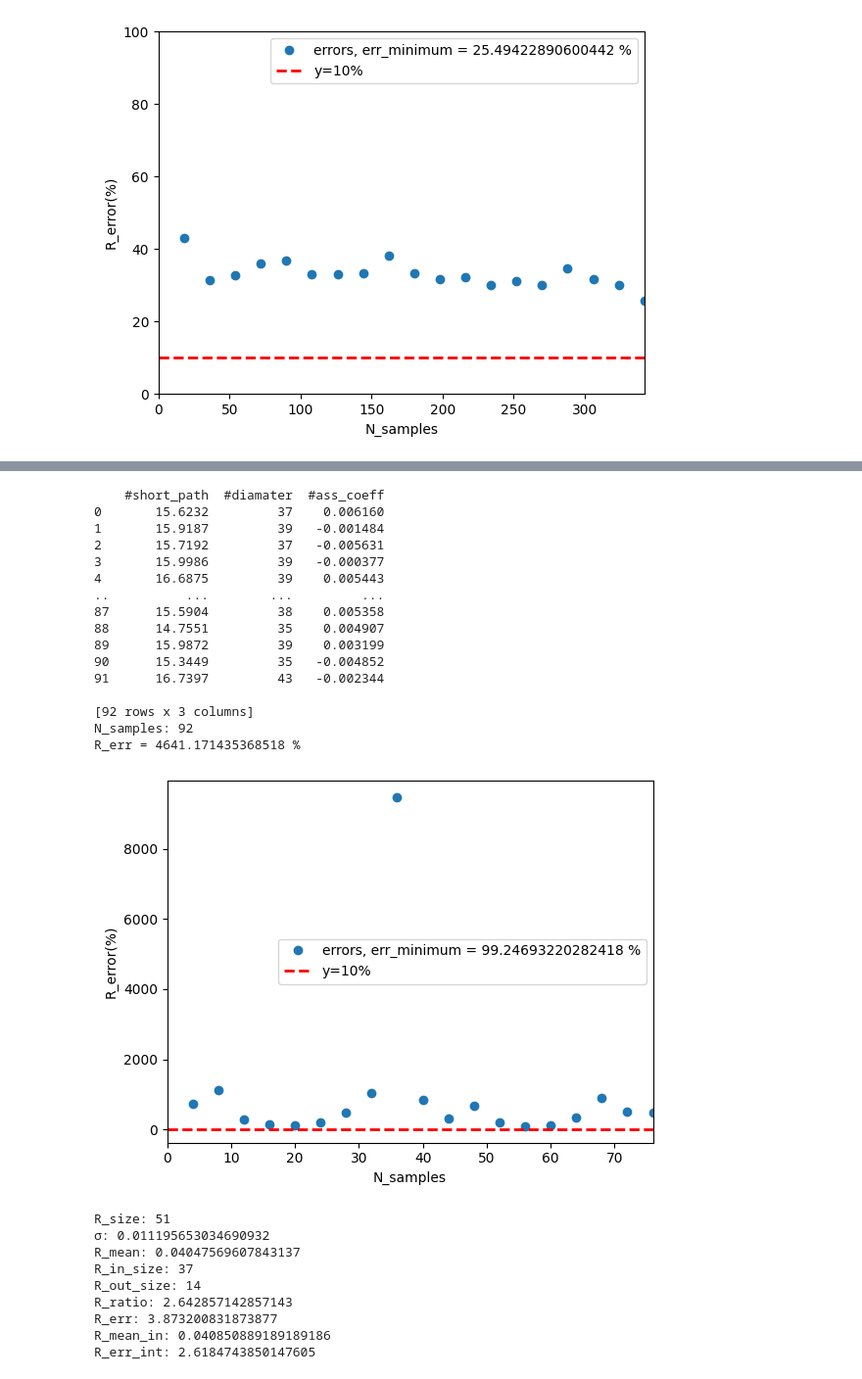
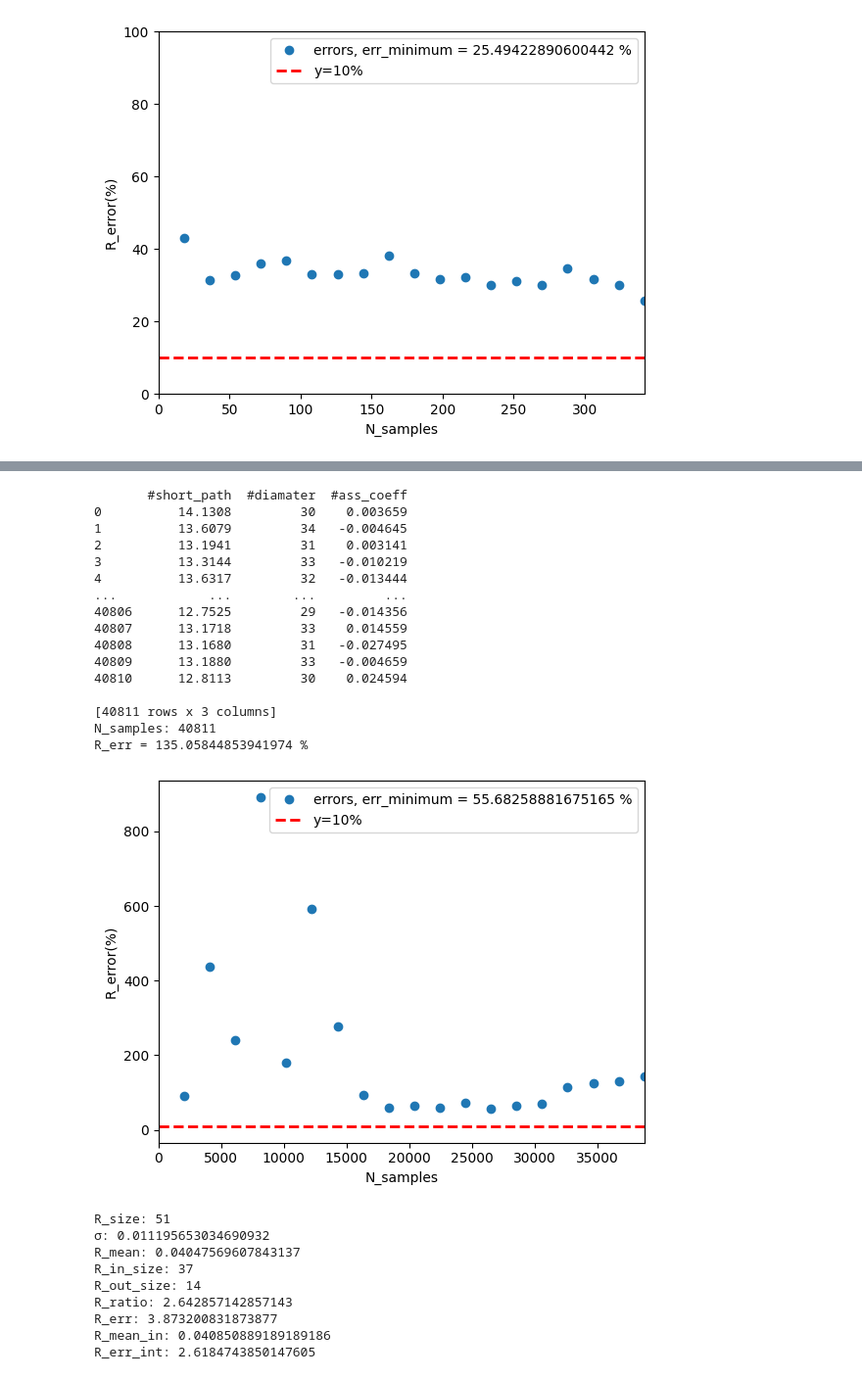
Before and after one commit to JuniorAlencar/SpatialPreferential, a Jupyter notebook: scripts/jupyter/fixing_data.ipynb, the cells around one changed output, grey strips where cells are left out. Shown at 98% size. Cells and saved outputs as stored; diff of their text form; code cells hidden in the pictures.

Commit message:
fixing data part 1

```diff
--- a/scripts/jupyter/fixing_data.ipynb
+++ b/scripts/jupyter/fixing_data.ipynb
@@ -297,22 +313,3 @@ df_std_N_dim
 | 25 | 320000 | 2 | 0.002749 |
 | 26 | 320000 | 3 | 0.003563 |
 | 27 | 320000 | 4 | 0.004797 |
-# %%
-# open files with greater error 10% to clean data from relative σ, base with good for each combinations (N, dim) std in df_std_N_dim
-par_fil = filtered_df[["N", "dim", "alpha_a", "alpha_g"]]
-
-R = [0.03, -0.0343, 0.012, -0.045, 0.02, 0.001, -0.03, 0.015]
-
-for i in range(len(par_fil)):
-
-    # List to allocate values of R for each set of samples
-    aux_lst_R = []
-
-    # open file with combination parameters with error bigger 10%
-    n, dim, alpha_a, alpha_g = int(par_fil["N"][i]), int(par_fil["dim"][i]), float(par_fil["alpha_a"][i]), float(par_fil["alpha_g"][i])
-    # path file
-    path_file = f"../../data/N_{n}/dim_{dim}/alpha_a_{alpha_a}_alpha_g_{alpha_g}/properties_set.txt"
-    # select the best std (σ_ideal) for that N and dim
-    std_ideal = df_std_N_dim[(df_std_N_dim["N"]==n) & (df_std_N_dim["dim"]==dim)]["ass_coeff_std_mean"].values[0]
-    filtered_R = [value for value in R if abs(value) <= std_ideal]
-print(filtered_R)
@@ -670,9 +628,10 @@ R_err_after: 3.946055432116724
 # %%
-n, dim, alpha_a, alpha_g = 5000, 2, 7.0, 2.0
-file_path = f"../../data_2/N_{n}/dim_{dim}/alpha_a_{alpha_a}_alpha_g_{alpha_g}/properties_set.txt"
+dim, alpha_a, alpha_g = 4, 10.0, 2.0
+file_path = f"../../data_2/N_{N}/dim_{dim}/alpha_a_{alpha_a}_alpha_g_{alpha_g}/properties_set.txt"
 # Criar um DataFrame
 #df = pd.read_csv(path_file, sep=' ')
-df = pd.read_csv(file_path, sep=',')
+df = pd.read_csv(file_path, sep = ' ')
+df
 R = df["#ass_coeff"]
 print(df)
 num_samples = float(len(R))
@@ -794,9 +766,9 @@ R_err = 25.393170592666742 %
 # %%
-n, dim, alpha_a, alpha_g = 40000, 4, 10.0, 2.0
-file_path = f"../../data/N_{n}/dim_{dim}/alpha_a_{alpha_a}_alpha_g_{alpha_g}/properties_set.txt"
+n, dim, alpha_a, alpha_g = 5000, 3, 12.0, 2.0
+file_path = f"../../data_2/N_{n}/dim_{dim}/alpha_a_{alpha_a}_alpha_g_{alpha_g}/properties_set.txt"
 # Criar um DataFrame
 #df = pd.read_csv(path_file, sep=' ')
-df = pd.read_csv(file_path, sep=',')
+df = pd.read_csv(file_path, sep=' ')
 R = df["#ass_coeff"]
 print(df)
 num_samples = float(len(R))
@@ -816,50 +788,50 @@ for i in range(len(width)):
 
     r_std = abs(R[0:width[i][1]].std())
     r_mean = abs(R[0:width[i][1]].mean())
     R_std.append(r_std)
     #print(r_std, r_mean)
     #C_V.append((/)*100)
     n_samples.append(len(R[0:width[i][1]]))
 
 #print(R_std)
 #print(R_mean)
 #print(R_err)
 print("N_samples:", len(R))
 print(f"R_err = {abs(R.sem()/R.mean())*100} %" )
 percent = [abs(i/j)*100 for i,j in zip(R_err, R_mean)]
 #print([i/j for i,j in zip(R_err, R_mean)])
 #plt.plot(n_samples, R_err,'o', label='errors')
 plt.plot(n_samples, percent,'o', label=f'errors, err_minimum = {min(percent)} %')
 plt.axhline(y=10, color='red', linestyle='--', linewidth=2, label="y=10%")  # Linha horizontal
 #plt.plot(n_samples, R_mean,'o', label='means')
 #plt.plot(n_samples, C_V,'o', label='means')
 #plt.axhline(y=np.mean(np.array(C_V)), xmin=min(n_samples),xmax=max(n_samples))
 plt.ylabel("R_error(%)")
 plt.xlabel("N_samples")
 #plt.ylim([0, 100])
 plt.xlim([0, width[-1][1]])
 plt.legend()
 #plt.xscale("log")
-#plt.savefig("CV_n_samples.pdf")
+#plt.savefig("CV_n_samples.pdf"')
 plt.show()
 # %% [output]
-    #short_path  #diamater  #ass_coeff
-0       15.6232         37    0.006160
-1       15.9187         39   -0.001484
-2       15.7192         37   -0.005631
-3       15.9986         39   -0.000377
-4       16.6875         39    0.005443
-..          ...        ...         ...
-87      15.5904         38    0.005358
-88      14.7551         35    0.004907
-89      15.9872         39    0.003199
-90      15.3449         35   -0.004852
-91      16.7397         43   -0.002344
+       #short_path  #diamater  #ass_coeff
+0          14.1308         30    0.003659
+1          13.6079         34   -0.004645
+2          13.1941         31    0.003141
+3          13.3144         33   -0.010219
+4          13.6317         32   -0.013444
+...            ...        ...         ...
+40806      12.7525         29   -0.014356
+40807      13.1718         33    0.014559
+40808      13.1680         31   -0.027495
+40809      13.1880         33   -0.004659
+40810      12.8113         30    0.024594
 
-[92 rows x 3 columns]
-N_samples: 92
-R_err = 4641.171435368518 %
+[40811 rows x 3 columns]
+N_samples: 40811
+R_err = 135.05844853941974 %
-[figure, old version]
+[figure, new version]
 # %%
 n = 5000
 dim, alpha_a, alpha_g = 1, 8.0, 3.0
```
Also changed, not shown: parts of 30 cells of this notebook, 5 other files.
